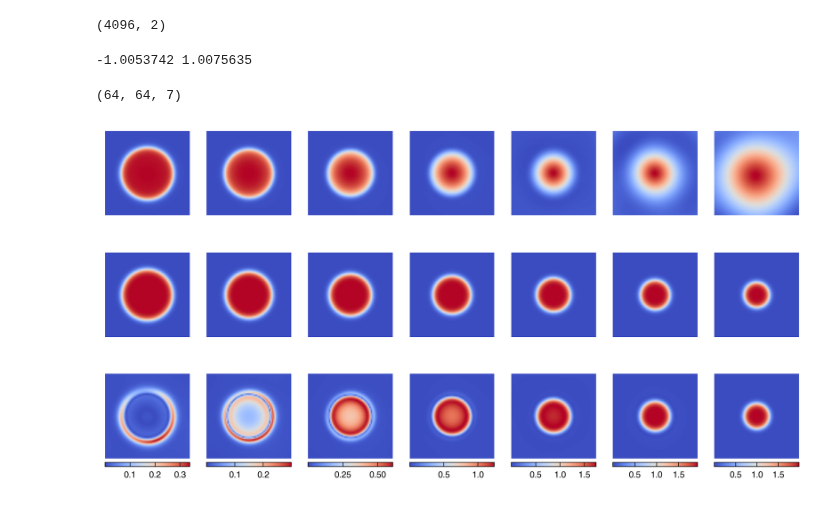
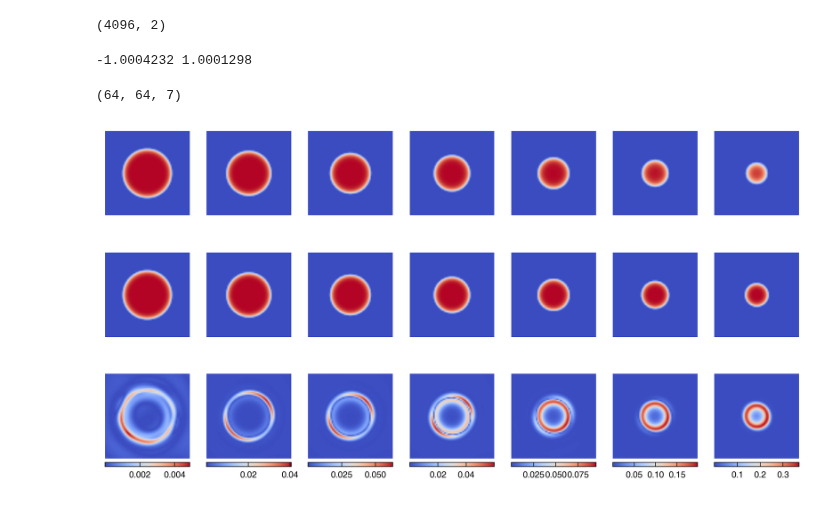
Before and after one commit to NanxiiChen/PI-CViT, a Jupyter notebook: ice_melting/eval.ipynb, the cells around one changed output. Cells and saved outputs as stored; diff of their text form; code cells hidden in the pictures.

Commit message:
update for circle ic

```diff
--- a/ice_melting/eval.ipynb
+++ b/ice_melting/eval.ipynb
@@ -110,16 +110,17 @@ from models import get_model
 
 key = jax.random.PRNGKey(0)
 model_params = configs.model_params
-# model_params.update(dict(
-#     hard_cons_fn=partial(ic_fn, epsilon=configs.epsilon, Lc=configs.Lc),
-# ))
+if configs.use_hard_constraint:
+    model_params.update(dict(
+        hard_cons_fn=partial(ic_fn, epsilon=configs.epsilon, Lc=configs.Lc),
+    ))
 model_skeleton = get_model(
     model_name=configs.model_name,
     key=key,
     **model_params,
 )
 
-weight = "/root/autodl-tmp/tf-logs/ice_melting/circle/20251227-004932/model_epoch_1500.eqx"
+weight = "/root/autodl-tmp/tf-logs/ice_melting/circle/20251228-000736/model_epoch_25000.eqx"
 model = eqx.tree_deserialise_leaves(weight, model_skeleton)
 # %%
 from models.sample import lhs_sampling
@@ -139,17 +140,19 @@ u0 = u0.reshape(1, 64, 64)
 # %% [output]
 (4096, 2)
 # %%
-sols = []
 param = jnp.array([30, 30, 0.0])
-for i, t in enumerate(ts):
+
+def body_fn(carry, t):
     t_coord = jnp.full((x_coord.shape[0], 1), t) / configs.Tc
     sol = model(u0, param, x_coord, t_coord) # shape: (H*W, 1)
-    sols.append(sol)
-sols = jnp.stack(sols, axis=-1) # shape: (H*W, 1, T)
-sols = sols.reshape(64, 64, -1) # shape: (H, W, T)
+    return carry, sol
+
+_, sols = jax.lax.scan(body_fn, None, ts)
+# sols shape from scan: (T, H*W, 1)
+sols = sols.transpose(1, 2, 0).reshape(64, 64, -1) # shape: (H, W, T)
 print(sols.min(), sols.max())
 # %% [output]
--1.0053742 1.0075635
+-1.0004232 1.0001298
 # %%
 idxs = jnp.array([jnp.argmin(jnp.abs(times - t)) for t in ts]) # shape: (T,)
 ref_sols = solutions[0, idxs, 0, :, :]
@@ -161,21 +164,27 @@ ref_sols.shape
 # %%
 fig, axes = plt.subplots(3, len(ts), figsize=(10, 5))
 for i, tic in enumerate(ts):
     ax = axes[0, i]
-    ax.pcolormesh(meshx, meshy, sols[:, :, i], cmap="coolwarm", shading='gouraud', rasterized=True)
+    ax.pcolormesh(meshx, meshy, sols[:, :, i], cmap="coolwarm",
+                  shading='gouraud', rasterized=True,
+                  vmin=0, vmax=1)
     ax.set_aspect("equal")
     ax.set_axis_off()
 
     ax = axes[1, i]
-    ax.pcolormesh(meshx, meshy, ref_sols[:, :, i], cmap="coolwarm", shading='gouraud', rasterized=True)
+    ax.pcolormesh(meshx, meshy, ref_sols[:, :, i], cmap="coolwarm",
+                  shading='gouraud', rasterized=True,
+                  vmin=0, vmax=1)
     ax.set_aspect("equal")
     ax.set_axis_off()
 
     ax = axes[2, i]
-    diff_cont = ax.pcolormesh(meshx, meshy, jnp.abs(sols[:, :, i] - ref_sols[:, :, i]), cmap="coolwarm", shading='gouraud', rasterized=True)
+    diff = jnp.abs(sols[:, :, i] - ref_sols[:, :, i])
+    diff_cont = ax.pcolormesh(meshx, meshy, diff, cmap="coolwarm",
+                             shading='gouraud', rasterized=True,)
     ax.set_aspect("equal")
     ax.set_axis_off()
 
     colorbar = fig.colorbar(diff_cont, ax=ax, fraction=0.046, pad=0.04, orientation='horizontal')
 # %% [output]
-[figure, old version]
+[figure, new version]
```
Also changed, not shown: 2 other files.
